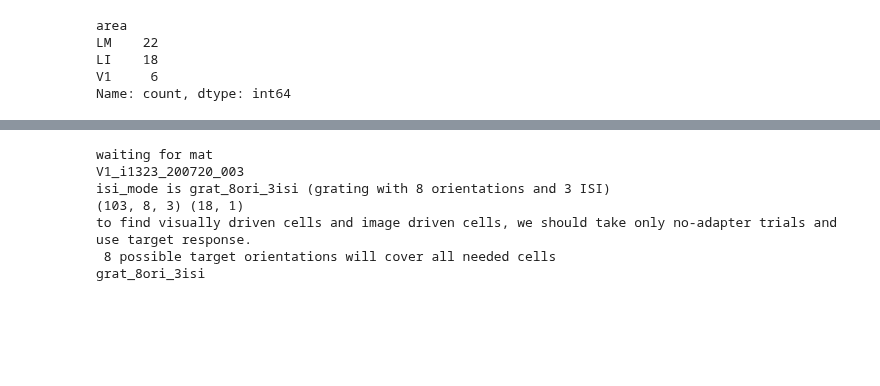
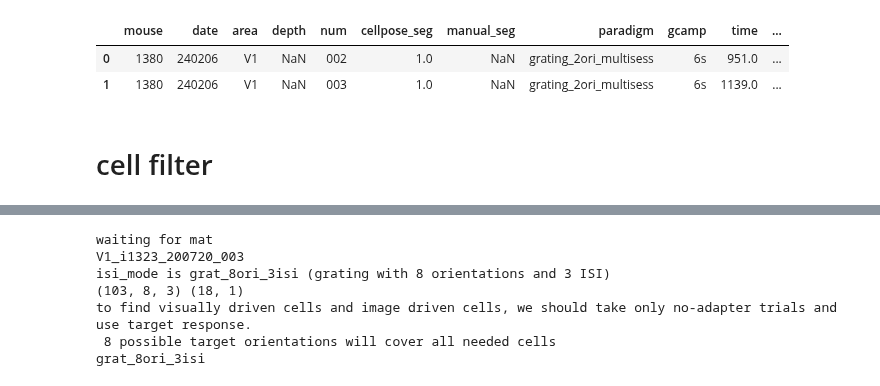
Before and after one commit to lanluo9/inter, a Jupyter notebook: scripts/ipynb/vis_driven.ipynb, the cells around one changed output, grey strips where cells are left out. Drawn from its saved outputs; the diff is of its cells as text; code cells hidden in the pictures; blank space fills up the shorter version.

```diff
--- a/scripts/ipynb/vis_driven.ipynb
+++ b/scripts/ipynb/vis_driven.ipynb
@@ -35,17 +34,17 @@ data_info.tail()
 # %%
-meta = data_info[(data_info.paradigm == 'grating') # grating_8ori_multisess
+meta = data_info[(data_info.paradigm == 'grating_2ori_multisess')
                  & (data_info.gcamp == '6s') # avoid mixing in gcamp8f
-                 & ((data_info.cellpose_seg == True) | (data_info.manual_seg == True)) # ensure segmentation
+                #  & ((data_info.cellpose_seg == True) | (data_info.manual_seg == True)) # ensure segmentation
                  ]
 
 meta = meta.reset_index(drop=True)
 nset = meta.shape[0]
-print(meta.area.value_counts())
-# meta
+# print(meta.area.value_counts())
+meta
 # %% [output]
-area
-LM    22
-LI    18
-V1     6
-Name: count, dtype: int64
+|  | mouse | date | area | depth | num | cellpose_seg | manual_seg | paradigm | gcamp | time | ... |
+| 0 | 1380 | 240206 | V1 | NaN | 002 | 1.0 | NaN | grating_2ori_multisess | 6s | 951.0 | ... |
+| 1 | 1380 | 240206 | V1 | NaN | 003 | 1.0 | NaN | grating_2ori_multisess | 6s | 1139.0 | ... |
+# %% [markdown]
+# cell filter
 # %%
```
Also changed, not shown: parts of 4 cells of this notebook, 3 other files.
